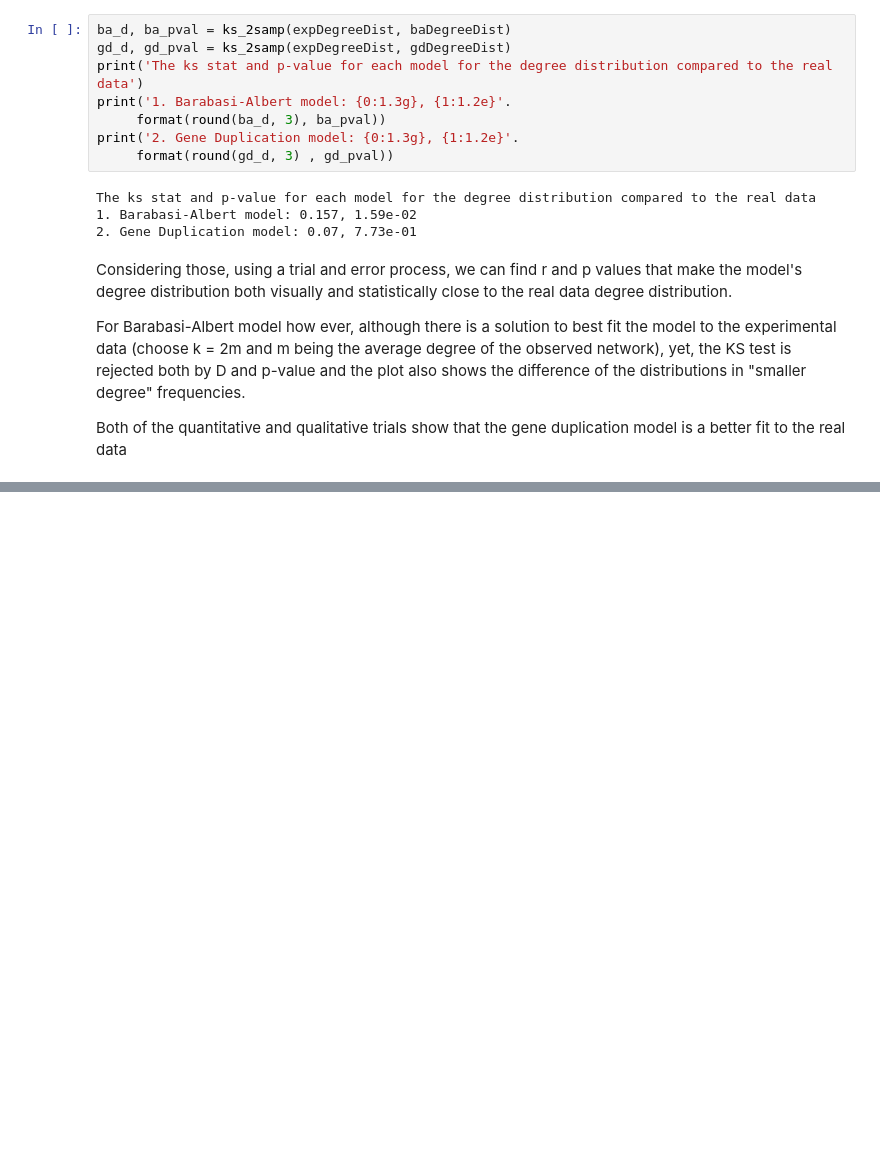
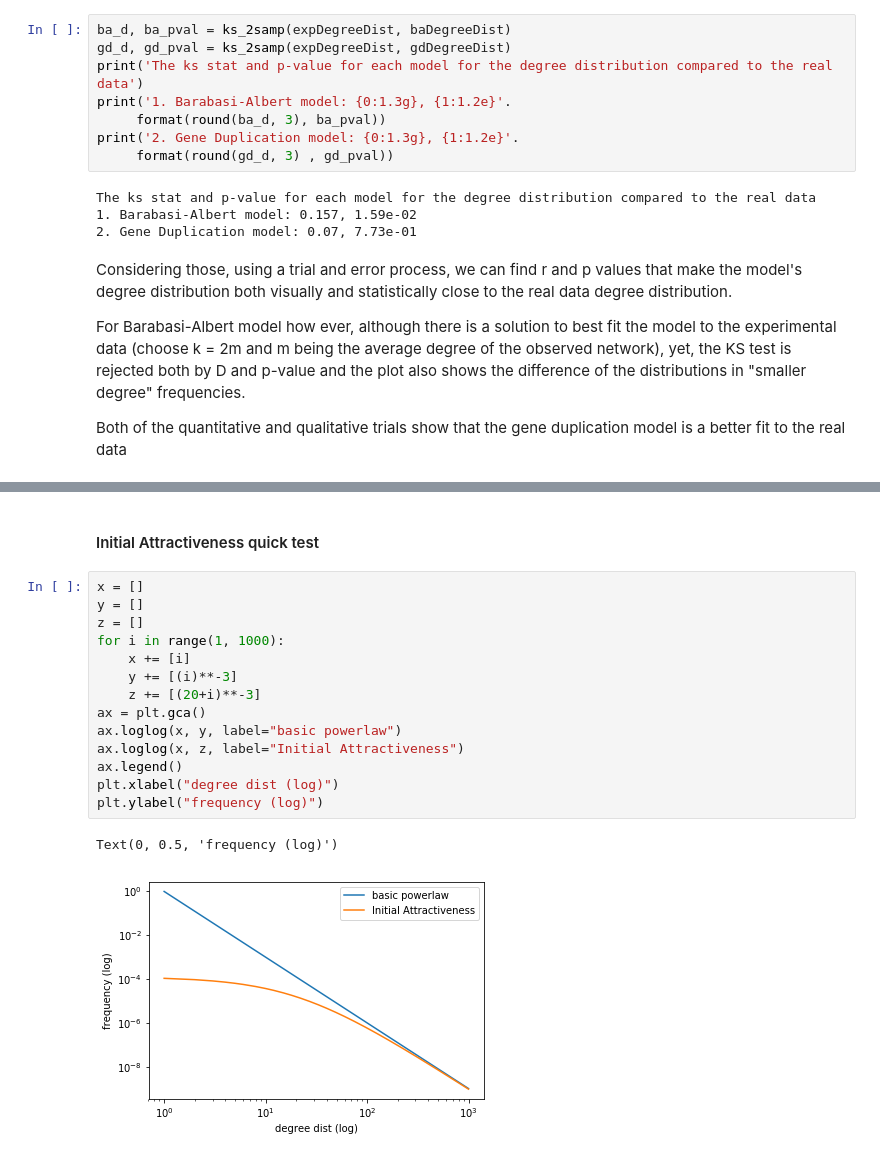
Before and after one commit to fataltes/quickNBs, a Jupyter notebook: courses2019/hw2.ipynb, the cells around one changed output, grey strips where cells are left out. Drawn from its saved outputs; the diff is of its cells as text; blank space fills up the shorter version.

```diff
--- a/courses2019/hw2.ipynb
+++ b/courses2019/hw2.ipynb
@@ -229,0 +293,19 @@ Both of the quantitative and qualitative trials show that the gene duplication m
+# %% [markdown]
+#### Initial Attractiveness quick test
+# %%
+x = []
+y = []
+z = []
+for i in range(1, 1000):
+    x += [i]
+    y += [(i)**-3]
+    z += [(20+i)**-3]
+ax = plt.gca()
+ax.loglog(x, y, label="basic powerlaw")
+ax.loglog(x, z, label="Initial Attractiveness")
+ax.legend()
+plt.xlabel("degree dist (log)")
+plt.ylabel("frequency (log)")
+# %% [output]
+Text(0, 0.5, 'frequency (log)')
+[figure, added]
```
Also changed, not shown: parts of 9 cells of this notebook.
